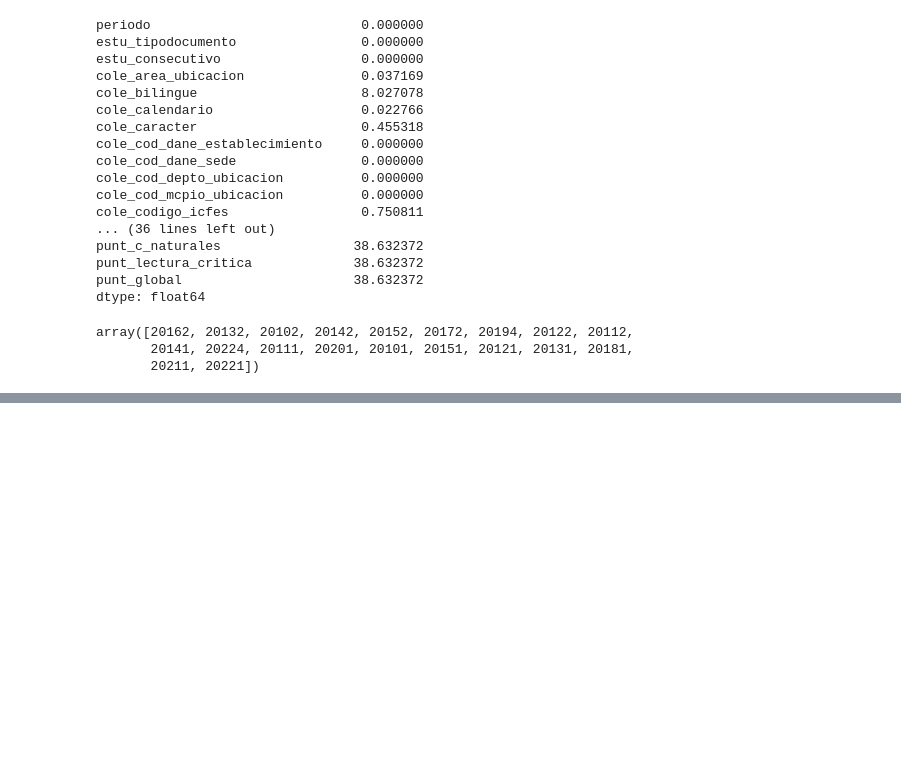
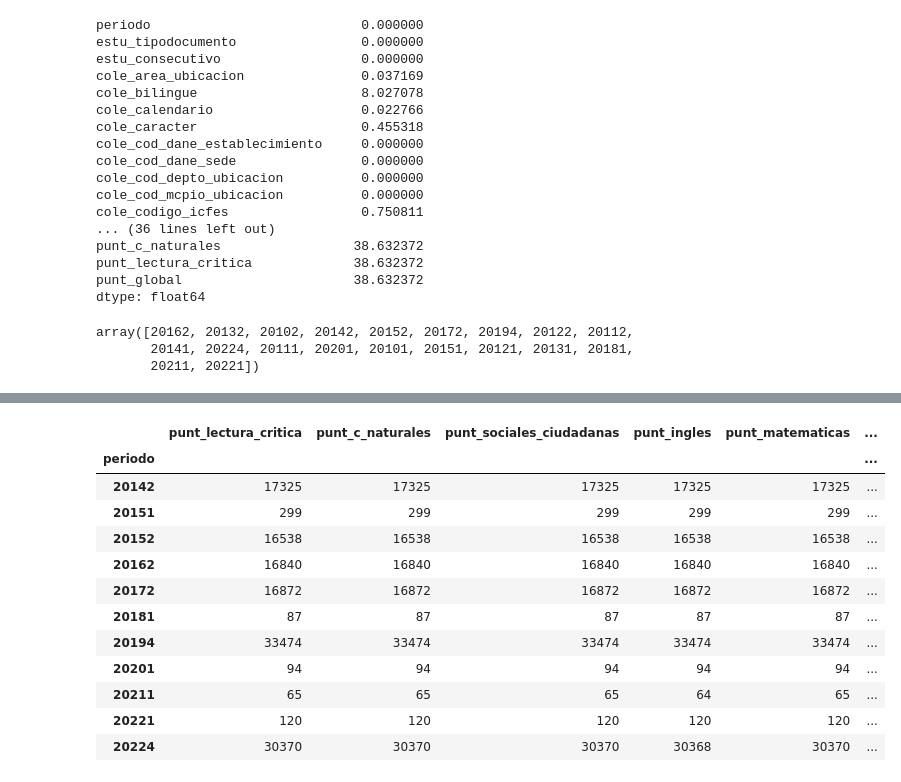
Before and after one commit to Joulessss/Proyecto1_Analcomp, a Jupyter notebook: tarea2_limpieza/limpieza_eda.ipynb, the cells around one changed output, grey strips where cells are left out. Drawn from its saved outputs; the diff is of its cells as text; code cells hidden in the pictures; blank space fills up the shorter version.

```diff
--- a/tarea2_limpieza/limpieza_eda.ipynb
+++ b/tarea2_limpieza/limpieza_eda.ipynb
@@ -114,0 +126,16 @@ raw_data.groupby("periodo")[cols].count()
+# %%
+raw_data1.groupby("periodo")[cols].count()
+# %% [output]
+|  | punt_lectura_critica | punt_c_naturales | punt_sociales_ciudadanas | punt_ingles | punt_matematicas | ... |
+| periodo |  |  |  |  |  | ... |
+| 20142 | 17325 | 17325 | 17325 | 17325 | 17325 | ... |
+| 20151 | 299 | 299 | 299 | 299 | 299 | ... |
+| 20152 | 16538 | 16538 | 16538 | 16538 | 16538 | ... |
+| 20162 | 16840 | 16840 | 16840 | 16840 | 16840 | ... |
+| 20172 | 16872 | 16872 | 16872 | 16872 | 16872 | ... |
+| 20181 | 87 | 87 | 87 | 87 | 87 | ... |
+| 20194 | 33474 | 33474 | 33474 | 33474 | 33474 | ... |
+| 20201 | 94 | 94 | 94 | 94 | 94 | ... |
+| 20211 | 65 | 65 | 65 | 64 | 65 | ... |
+| 20221 | 120 | 120 | 120 | 120 | 120 | ... |
+| 20224 | 30370 | 30370 | 30370 | 30368 | 30370 | ... |
```
Also changed, not shown: parts of 7 cells of this notebook.
